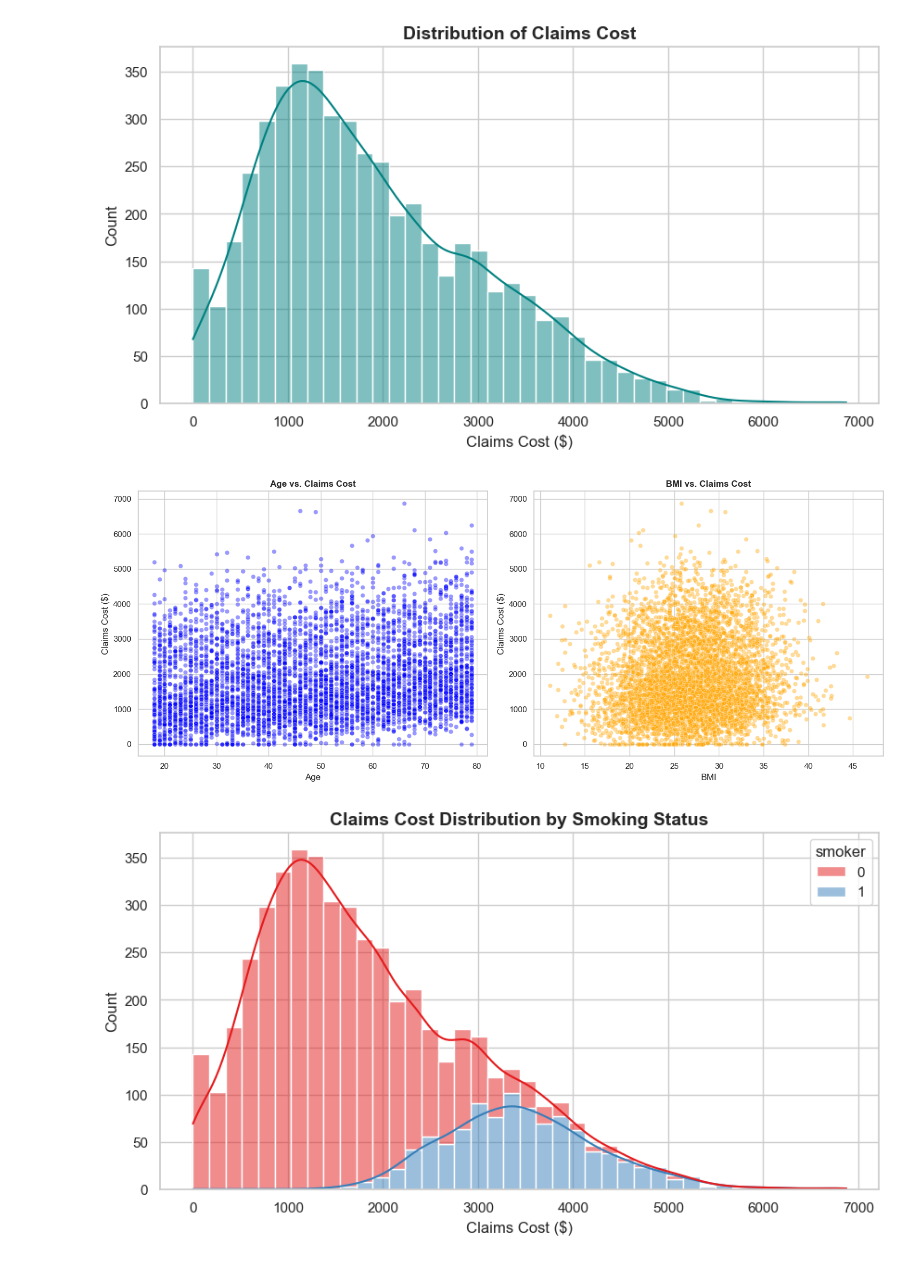
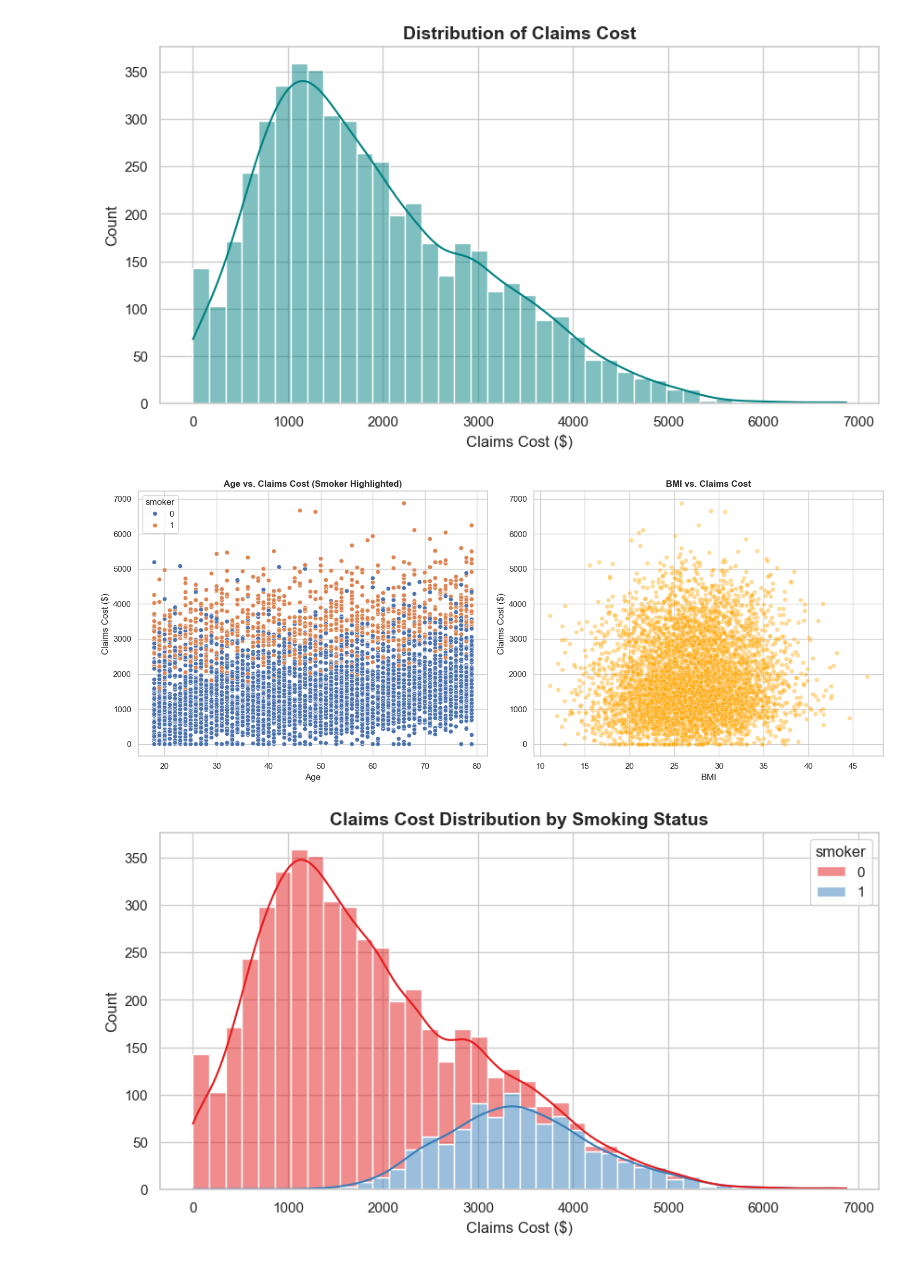
Before and after one commit to Kurodataio/Health-Insurance-Claims, a Jupyter notebook: health-insurance-claims.ipynb, the cells around one changed output. Saved outputs shown, nothing was run; the diff lists cells and outputs as text; code cells hidden in the pictures.

Commit message:
Update plot 2 to highlight smokers

```diff
--- a/health-insurance-claims.ipynb
+++ b/health-insurance-claims.ipynb
@@ -72,21 +72,22 @@ plt.show()
 # %%
 # Plot 2: Age & BMI vs. Claims Cost (Numerical Relationships)
 fig, axes = plt.subplots(1, 2, figsize=(15, 6))
 
-sns.scatterplot(data=df, x='age', y='claims_cost', alpha=0.4, ax=axes[0], color='blue')
-axes[0].set_title('Age vs. Claims Cost', fontsize=12, fontweight='bold')
+# sns.scatterplot(data=df, x='age', y='claims_cost', alpha=0.4, ax=axes[0], color='blue')
+sns.scatterplot(data=df, x='age', y='claims_cost', hue="smoker", ax=axes[0], color='blue')
+axes[0].set_title('Age vs. Claims Cost (Smoker Highlighted)', fontsize=12, fontweight='bold')
 axes[0].set_xlabel('Age')
 axes[0].set_ylabel('Claims Cost ($)')
 
 sns.scatterplot(data=df, x='bmi', y='claims_cost', alpha=0.4, ax=axes[1], color='orange')
 axes[1].set_title('BMI vs. Claims Cost', fontsize=12, fontweight='bold')
 axes[1].set_xlabel('BMI')
 axes[1].set_ylabel('Claims Cost ($)')
 
 plt.tight_layout()
 plt.show()
 # %% [output]
-[figure, old version]
+[figure, new version]
 # %%
 # Plot 3: Impact of Smoking Status (The clear bimodal split in the data)
 plt.figure(figsize=(10, 5))
```
